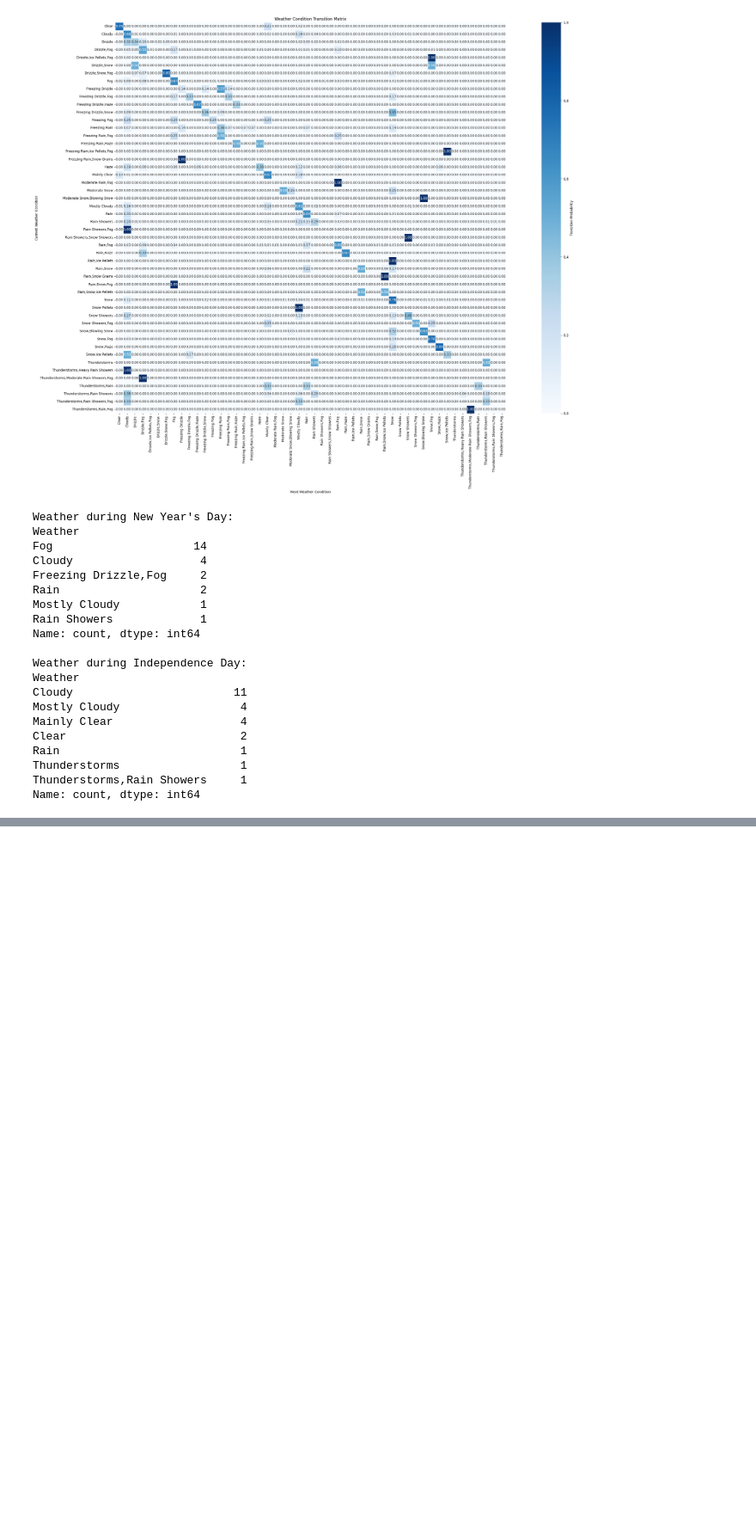
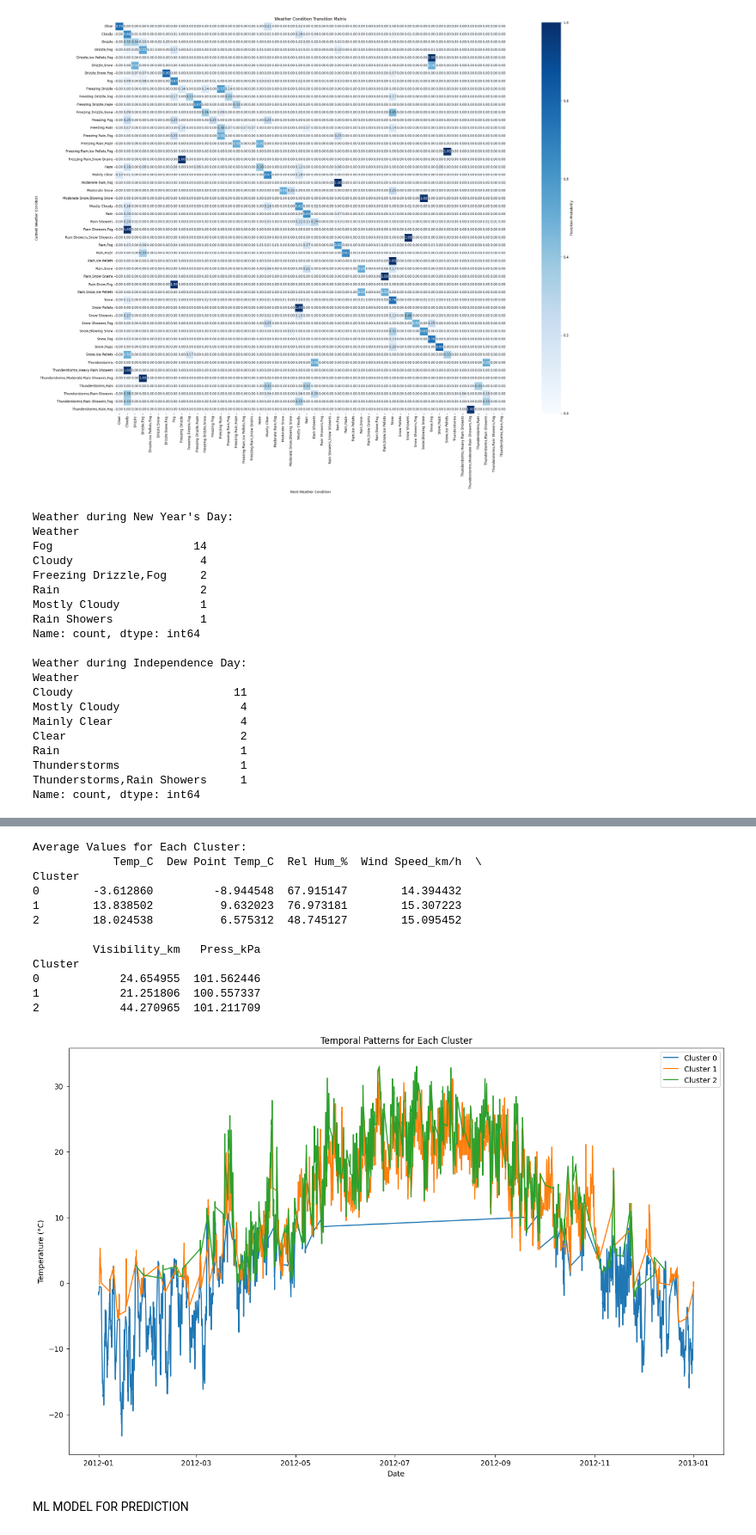
Before and after one commit to i-ninte/data-analytics-R-python, a Jupyter notebook: weather.ipynb, the cells around one changed output, grey strips where cells are left out. Shown at 86% size. Saved outputs shown, nothing was run; the diff lists cells and outputs as text; code cells hidden in the pictures; blank space fills up the shorter version.

```diff
--- a/weather.ipynb
+++ b/weather.ipynb
@@ -795,0 +832,45 @@ Name: count, dtype: int64
+# %%
+# Apply k-means clustering
+kmeans = KMeans(n_clusters=optimal_k, init='k-means++', random_state=42)
+df['Cluster'] = kmeans.fit_predict(scaled_data)
+
+
+df['Date/Time'] = pd.to_datetime(df['Date/Time'])
+
+# Set the 'Date/Time' column as the index
+df.set_index('Date/Time', inplace=True)
+
+# Group data by 'Cluster' and calculate the average values for each cluster
+cluster_means = df.groupby('Cluster')[weather_features].mean()
+
+# Print the average values for each cluster
+print("Average Values for Each Cluster:")
+print(cluster_means)
+
+# Visualize temporal patterns for each cluster
+plt.figure(figsize=(16, 10))
+for cluster in range(optimal_k):  # Assuming 'optimal_k' is the number of clusters
+    cluster_data = df[df['Cluster'] == cluster]
+    plt.plot(cluster_data.index, cluster_data['Temp_C'], label=f'Cluster {cluster}')
+
+plt.title('Temporal Patterns for Each Cluster')
+plt.xlabel('Date')
+plt.ylabel('Temperature (°C)')
+plt.legend()
+plt.show()
+# %% [output]
+Average Values for Each Cluster:
+            Temp_C  Dew Point Temp_C  Rel Hum_%  Wind Speed_km/h  \
+Cluster
+0        -3.612860         -8.944548  67.915147        14.394432
+1        13.838502          9.632023  76.973181        15.307223
+2        18.024538          6.575312  48.745127        15.095452
+
+         Visibility_km   Press_kPa
+Cluster
+0            24.654955  101.562446
+1            21.251806  100.557337
+2            44.270965  101.211709
+[figure, added]
+# %% [markdown]
+ML MODEL FOR PREDICTION
```
Also changed, not shown: parts of 23 cells of this notebook.
